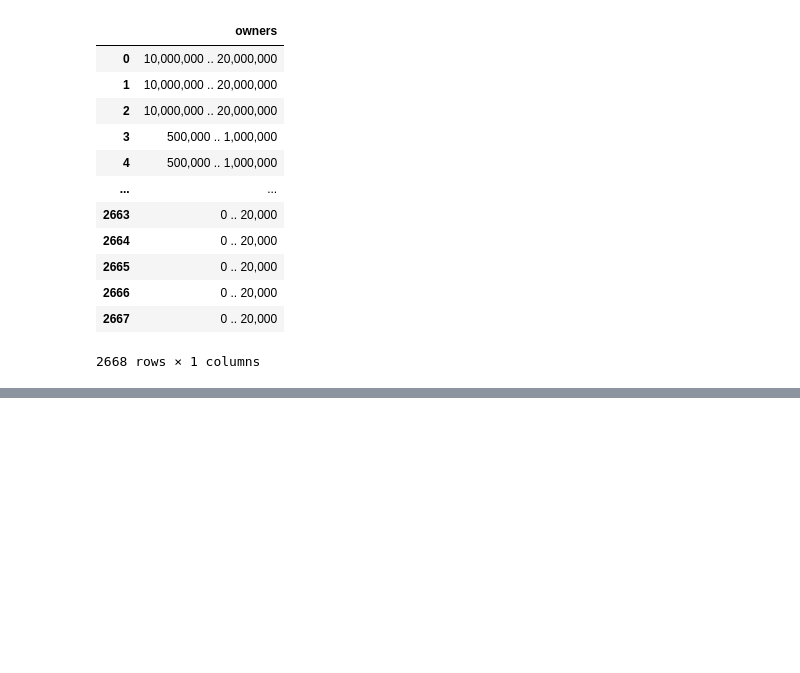
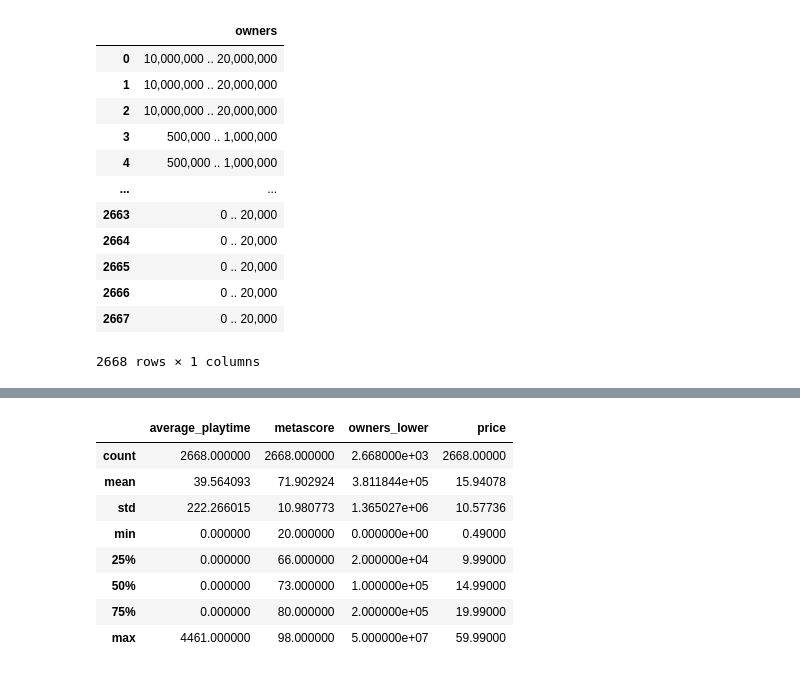
Before and after one commit to dbabichenko/python_for_data_and_analytics, a Jupyter notebook: Data cleaning/DataMungingPartI.ipynb, the cells around one changed output, grey strips where cells are left out. Drawn from its saved outputs; the diff is of its cells as text; code cells hidden in the pictures; blank space fills up the shorter version.

```diff
--- a/Data cleaning/DataMungingPartI.ipynb
+++ b/Data cleaning/DataMungingPartI.ipynb
@@ -501,3 +493,15 @@ See the caveats in the documentation: https://pandas.pydata.org/pandas-docs/stab
 | 2 | 21 | Counter-Strike: Condition Zero | Mar 1, 2004 | 9.99 | Valve | Valve | 10.0 | 3.0 | ... |
 | 3 | 2 | Unreal Tournament 2004: Editor's ... | Mar 16, 2004 | 14.99 | Epic Games, Inc. | Epic Games, Inc. | 0.0 | 0.0 | ... |
 | 4 | 4 | DOOM 3 | Aug 3, 2004 | 4.99 | id Software | id Software | 0.0 | 0.0 | ... |
+# %%
+df_score[['average_playtime','metascore','owners_lower', 'price']].describe()
+# %% [output]
+|  | average_playtime | metascore | owners_lower | price |
+| count | 2668.000000 | 2668.000000 | 2.668000e+03 | 2668.00000 |
+| mean | 39.564093 | 71.902924 | 3.811844e+05 | 15.94078 |
+| std | 222.266015 | 10.980773 | 1.365027e+06 | 10.57736 |
+| min | 0.000000 | 20.000000 | 0.000000e+00 | 0.49000 |
+| 25% | 0.000000 | 66.000000 | 2.000000e+04 | 9.99000 |
+| 50% | 0.000000 | 73.000000 | 1.000000e+05 | 14.99000 |
+| 75% | 0.000000 | 80.000000 | 2.000000e+05 | 19.99000 |
+| max | 4461.000000 | 98.000000 | 5.000000e+07 | 59.99000 |
```
Also changed, not shown: parts of 8 cells of this notebook, 1 other file.
